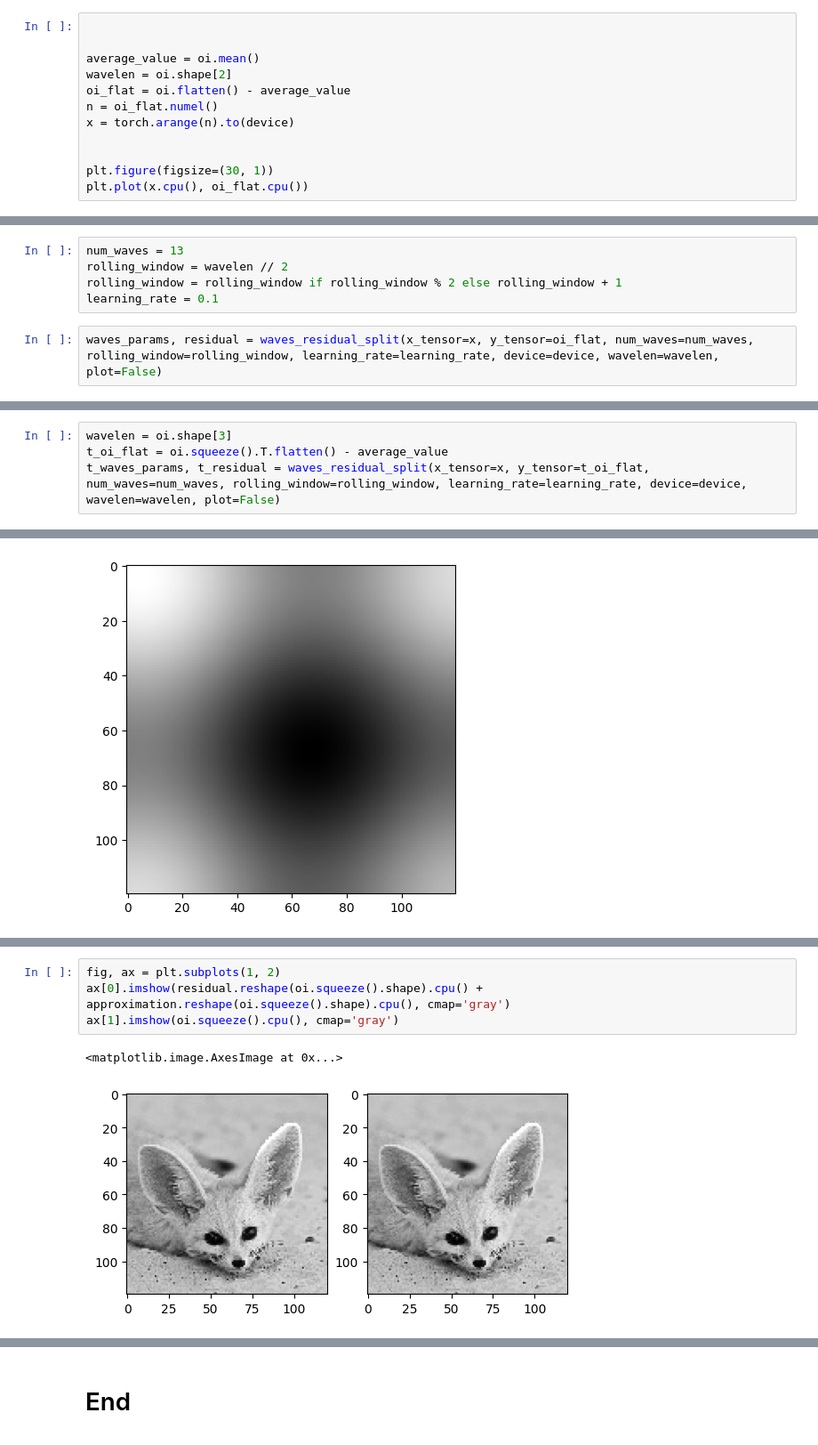
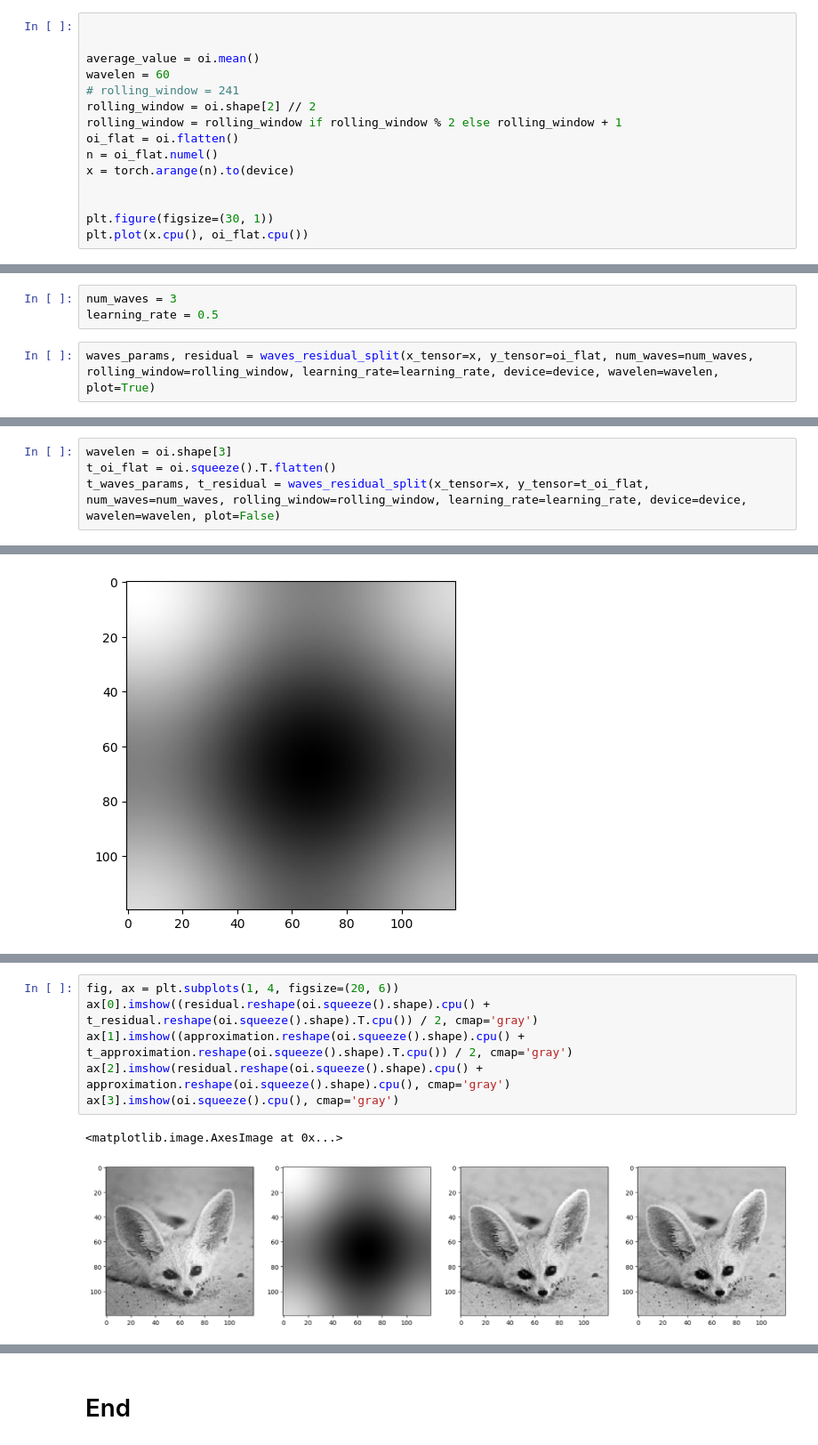
Before and after one commit to Ansebi/SIN-activated_Neural_Network_for_Time_Series_Forecasting, a Jupyter notebook: pytorch/image_ldst.ipynb, the cells around one changed output, grey strips where cells are left out. Shown at 89% size. Saved outputs shown, nothing was run; the diff lists cells and outputs as text.

Commit message:
image approximation failure

```diff
--- a/pytorch/image_ldst.ipynb
+++ b/pytorch/image_ldst.ipynb
@@ -32,8 +32,11 @@ plt.imshow(oi[0][0].cpu().numpy(), cmap='gray')
 
 
 average_value = oi.mean()
-wavelen = oi.shape[2]
-oi_flat = oi.flatten() - average_value
+wavelen = 60
+# rolling_window = 241
+rolling_window = oi.shape[2] // 2
+rolling_window = rolling_window if rolling_window % 2 else rolling_window + 1
+oi_flat = oi.flatten()
 n = oi_flat.numel()
 x = torch.arange(n).to(device)
 
@@ -46,7 +49,5 @@ plt.plot(x.cpu(), oi_flat.cpu())
 # %%
-num_waves = 13
-rolling_window = wavelen // 2
-rolling_window = rolling_window if rolling_window % 2 else rolling_window + 1
-learning_rate = 0.1
+num_waves = 3
+learning_rate = 0.5
 # %%
-waves_params, residual = waves_residual_split(x_tensor=x, y_tensor=oi_flat, num_waves=num_waves, rolling_window=rolling_window, learning_rate=learning_rate, device=device, wavelen=wavelen, plot=False)
+waves_params, residual = waves_residual_split(x_tensor=x, y_tensor=oi_flat, num_waves=num_waves, rolling_window=rolling_window, learning_rate=learning_rate, device=device, wavelen=wavelen, plot=True)
@@ -68,7 +73,7 @@ plt.imshow(approx_norm.cpu(), cmap='gray')
 [figure]
 # %%
 wavelen = oi.shape[3]
-t_oi_flat = oi.squeeze().T.flatten() - average_value
+t_oi_flat = oi.squeeze().T.flatten()
 t_waves_params, t_residual = waves_residual_split(x_tensor=x, y_tensor=t_oi_flat, num_waves=num_waves, rolling_window=rolling_window, learning_rate=learning_rate, device=device, wavelen=wavelen, plot=False)
 # %%
 t_approximation = reconstruct_y(x, torch.zeros_like(t_oi_flat), waves_params)
@@ -92,7 +92,9 @@ plt.imshow(residual.reshape(oi.squeeze().shape).cpu(), cmap='gray')
 # %%
-fig, ax = plt.subplots(1, 2)
-ax[0].imshow(residual.reshape(oi.squeeze().shape).cpu() + approximation.reshape(oi.squeeze().shape).cpu(), cmap='gray')
-ax[1].imshow(oi.squeeze().cpu(), cmap='gray')
+fig, ax = plt.subplots(1, 4, figsize=(20, 6))
+ax[0].imshow((residual.reshape(oi.squeeze().shape).cpu() + t_residual.reshape(oi.squeeze().shape).T.cpu()) / 2, cmap='gray')
+ax[1].imshow((approximation.reshape(oi.squeeze().shape).cpu() + t_approximation.reshape(oi.squeeze().shape).T.cpu()) / 2, cmap='gray')
+ax[2].imshow(residual.reshape(oi.squeeze().shape).cpu() + approximation.reshape(oi.squeeze().shape).cpu(), cmap='gray')
+ax[3].imshow(oi.squeeze().cpu(), cmap='gray')
 # %% [output]
 <matplotlib.image.AxesImage at 0x...>
-[figure, old version]
+[figure, new version]
```
Also changed, not shown: parts of 9 cells of this notebook, 2 other files.
